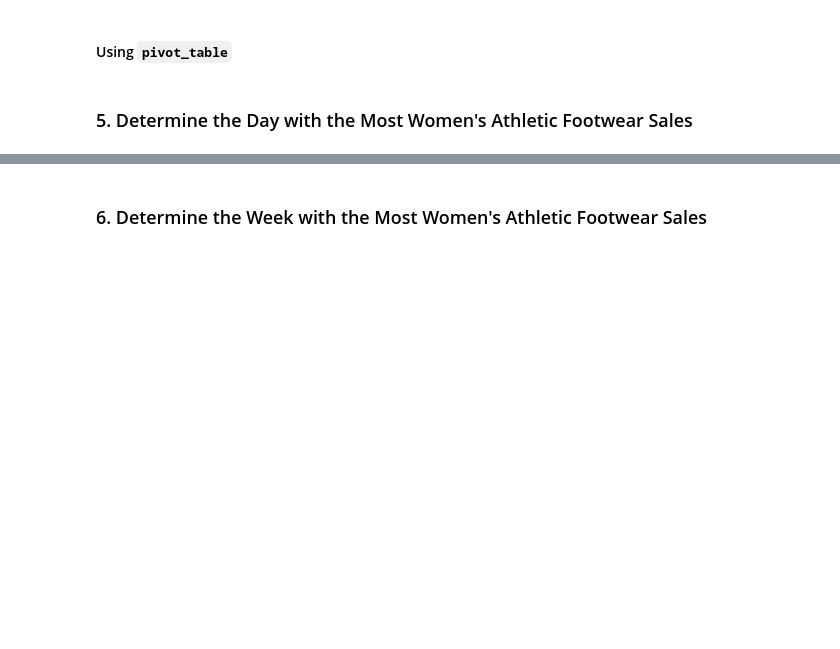
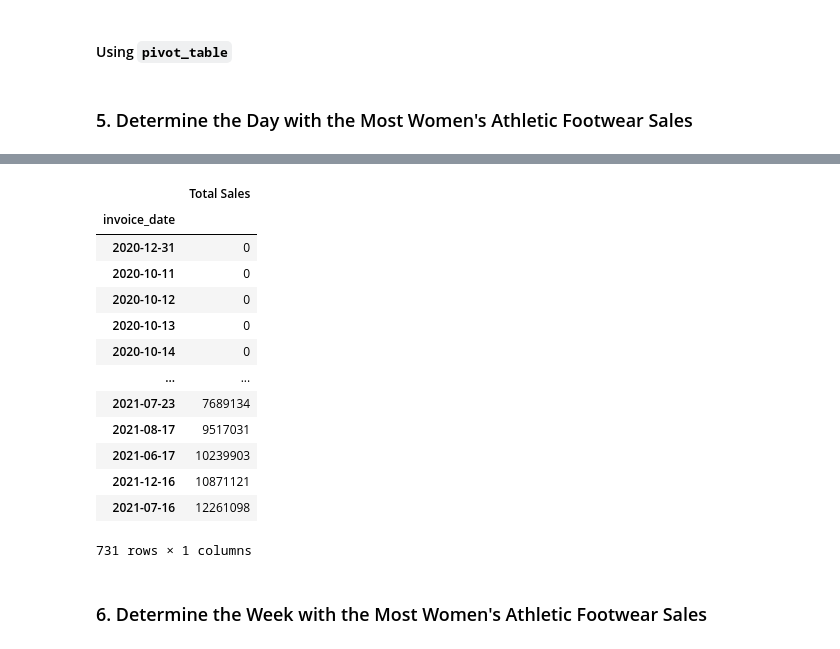
Before and after one commit to mikeszumski/athletic_sales_analysis, a Jupyter notebook: athletic_sales_analysis_starter_code.ipynb, the cells around one changed output, grey strips where cells are left out. Cells and saved outputs as stored; diff of their text form; code cells hidden in the pictures; blank space fills up the shorter version.

```diff
--- a/athletic_sales_analysis_starter_code.ipynb
+++ b/athletic_sales_analysis_starter_code.ipynb
@@ -322,8 +337,27 @@ footwear_units_df.head(5)
 # %%
 # Resample the pivot table into daily bins, and get the total sales for each day.
 
+dates_df_d = dates_df.resample('D').sum()
 
 # Sort the resampled pivot table in ascending order on "Total Sales".
+dates_df_d.sort_values('Total Sales',ascending=True,inplace=True)
+
+dates_df_d
+# %% [output]
+|  | Total Sales |
+| invoice_date |  |
+| 2020-12-31 | 0 |
+| 2020-10-11 | 0 |
+| 2020-10-12 | 0 |
+| 2020-10-13 | 0 |
+| 2020-10-14 | 0 |
+| ... | ... |
+| 2021-07-23 | 7689134 |
+| 2021-08-17 | 9517031 |
+| 2021-06-17 | 10239903 |
+| 2021-12-16 | 10871121 |
+| 2021-07-16 | 12261098 |
+731 rows × 1 columns
 # %% [markdown]
 ### 6.  Determine the Week with the Most Women's Athletic Footwear Sales
 # %%
```
Also changed, not shown: parts of 3 cells of this notebook.
